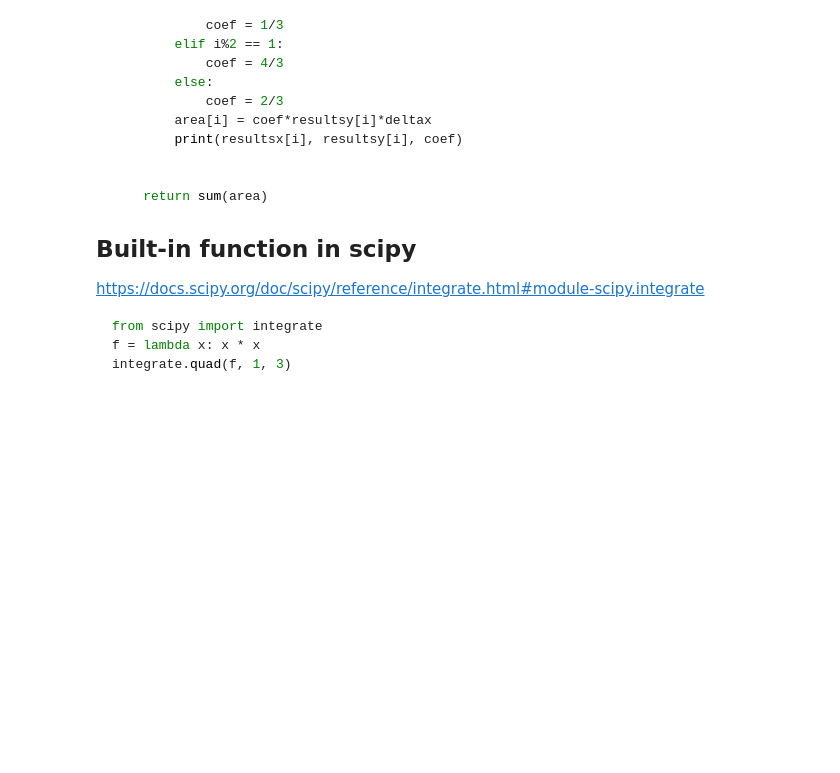
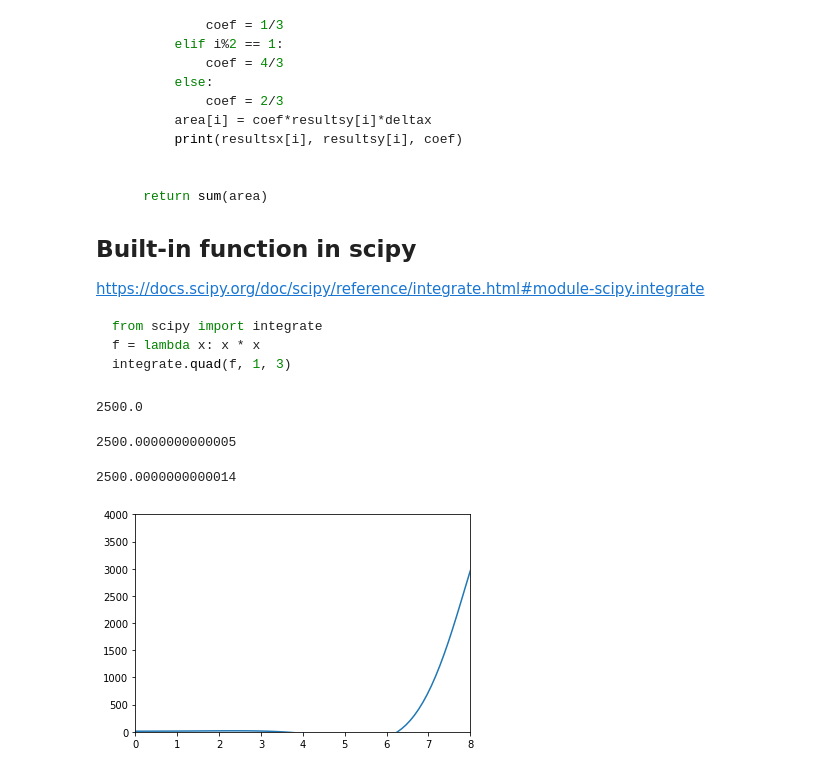
Before and after one commit to MaterSim/ComputationalPhysics300, a Jupyter notebook: Lec_05_integral.ipynb, the cells around one changed output. Saved outputs shown, nothing was run; the diff lists cells and outputs as text; code cells hidden in the pictures; blank space fills up the shorter version.

```diff
--- a/Lec_05_integral.ipynb
+++ b/Lec_05_integral.ipynb
@@ -454,0 +487,22 @@ integrate.quad(f, 1, 3)
+# %%
+Simpson1(0, 10, 4)
+# %% [output]
+2500.0
+# %%
+Simpson1(0, 10, 100)
+# %% [output]
+2500.0000000000005
+# %%
+Simpson1(0, 10, 1000)
+# %% [output]
+2500.0000000000014
+# %%
+x=np.linspace(0,10, 100)
+plt.plot(x, np.sin(x)*np.exp(x) + 11)
+plt.ylim([0, 4000])
+plt.xlim([0, 8])
+
+
+plt.show()
+# %% [output]
+[figure, added]
```
Also changed, not shown: parts of 1 cell of this notebook.
